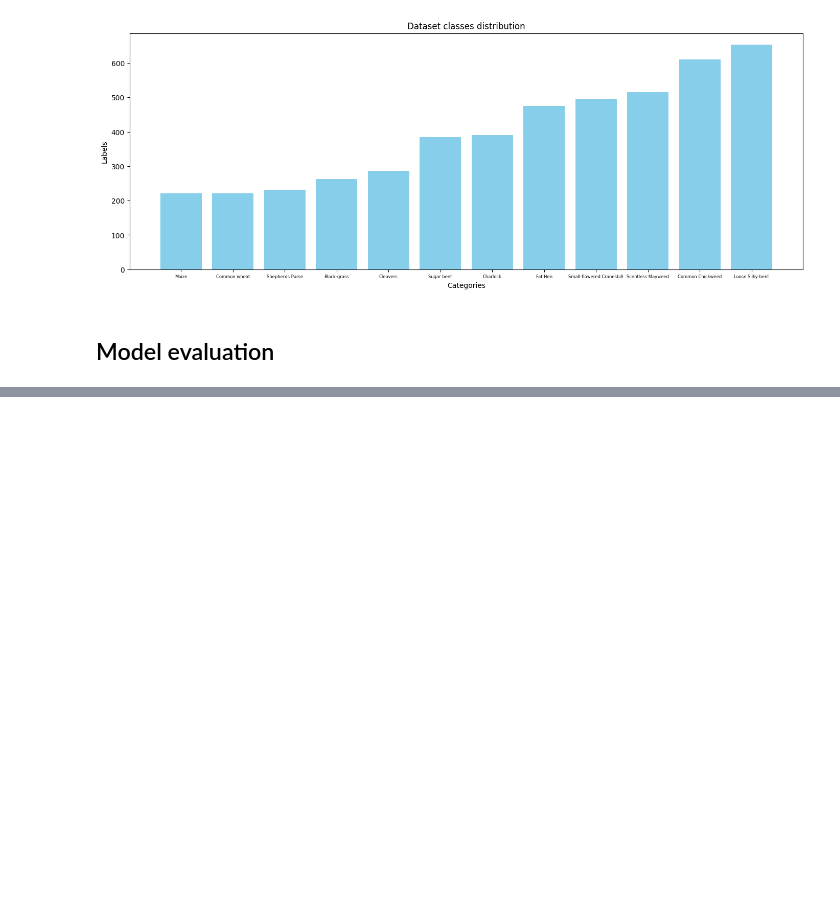
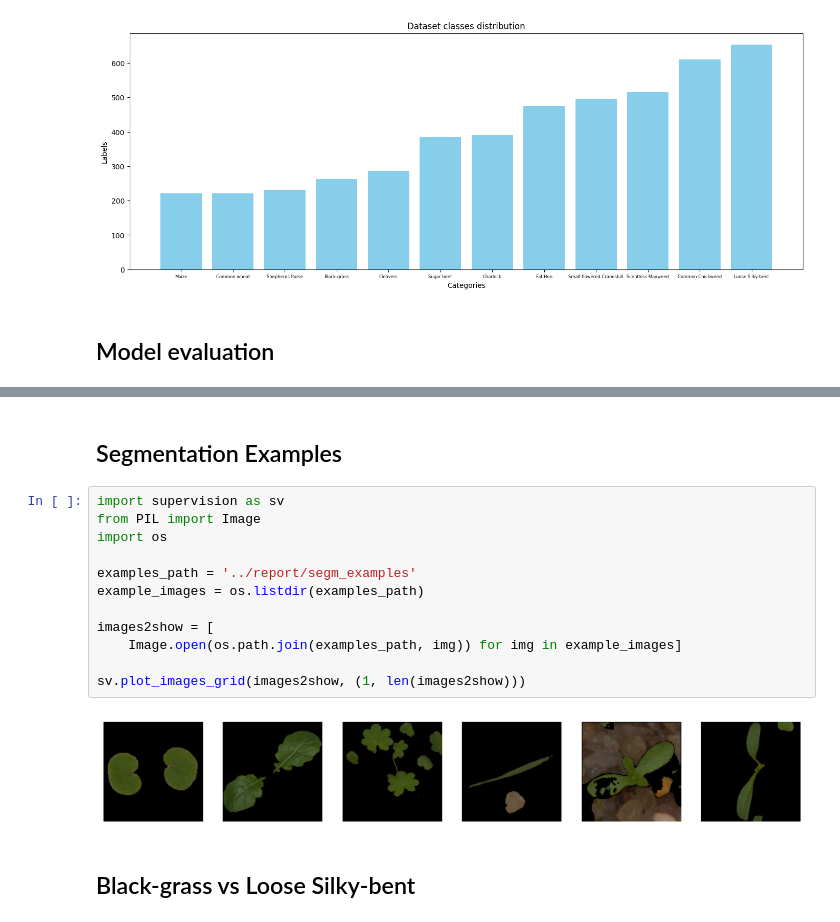
Before and after one commit to maximdorogov/vit-for-multiclass-image-classification, a Jupyter notebook: notebooks/exploration.ipynb, the cells around one changed output, grey strips where cells are left out. Cells and saved outputs as stored; diff of their text form; blank space fills up the shorter version.

Commit message:
final report and used packages

```diff
--- a/notebooks/exploration.ipynb
+++ b/notebooks/exploration.ipynb
@@ -104,0 +104,18 @@ Small-flowered Cranesbill       1.00      0.99      1.00       103
+# %% [markdown]
+## Segmentation Examples
+# %%
+import supervision as sv
+from PIL import Image
+import os
+
+examples_path = '../report/segm_examples'
+example_images = os.listdir(examples_path)
+
+images2show = [
+    Image.open(os.path.join(examples_path, img)) for img in example_images]
+
+sv.plot_images_grid(images2show, (1, len(images2show)))
+# %% [output]
+[figure, added]
+# %% [markdown]
+## Black-grass vs Loose Silky-bent
```
Also changed, not shown: parts of 5 cells of this notebook, 3 other files.
